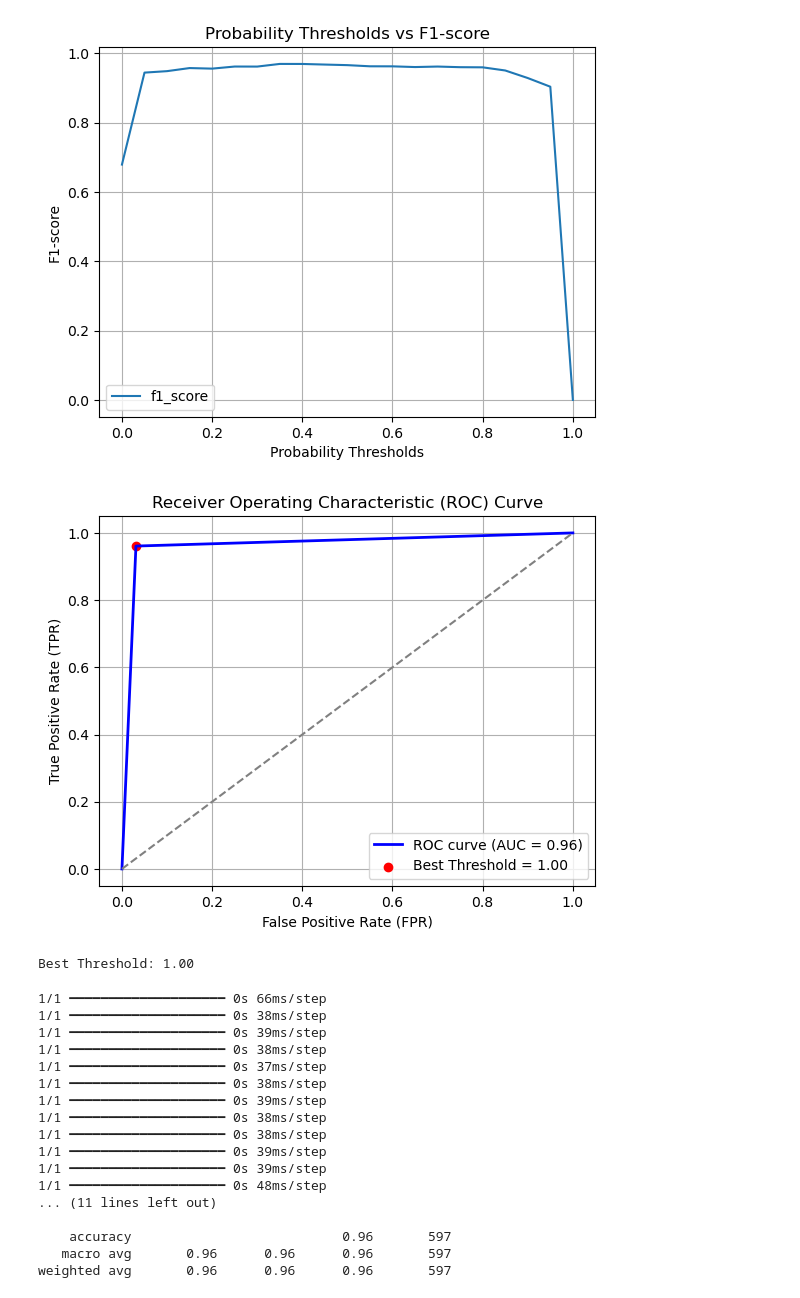
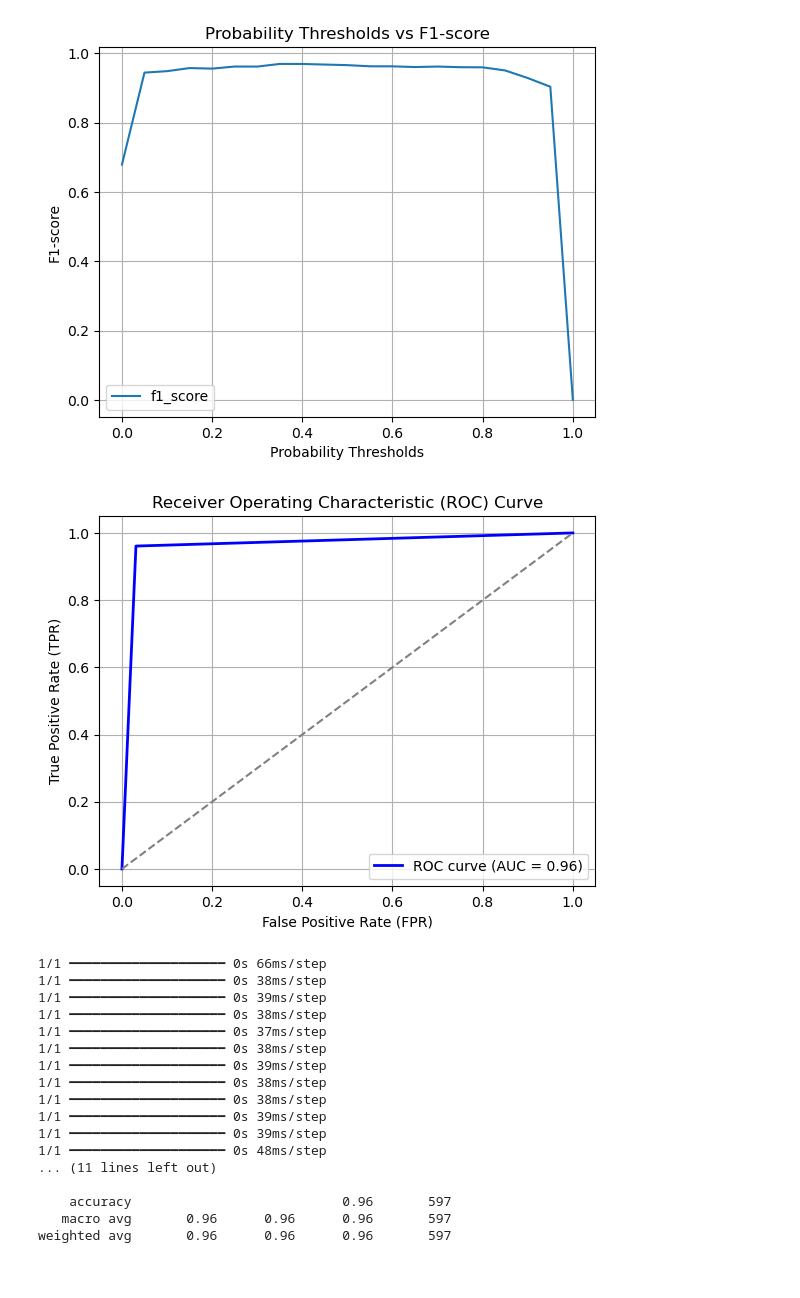
Before and after one commit to Pragat45/Hardware-Vision, a Jupyter notebook: reader.ipynb, the cells around one changed output. Saved outputs shown, nothing was run; the diff lists cells and outputs as text; code cells hidden in the pictures.

```diff
--- a/reader.ipynb
+++ b/reader.ipynb
@@ -239,32 +239,31 @@ plt.grid()
 plt.show()
 # %% [output]
 [figure]
-# %%
-fpr, tpr, thresholds = roc_curve(test_set.classes, y_pred)
-roc_auc = auc(fpr, tpr)
-
-# Compute Youden's J statistic to find the best threshold
-J_scores = tpr - fpr
-best_index = np.argmax(J_scores)  # Index of the best threshold
-best_threshold = thresholds[best_index]
-
-# Plot ROC Curve
-plt.figure()
-plt.plot(fpr, tpr, color='blue', lw=2, label=f'ROC curve (AUC = {roc_auc:.2f})')
-plt.scatter(fpr[best_index], tpr[best_index], color='red', marker='o', label=f'Best Threshold = {best_threshold:.2f}')
-plt.plot([0, 1], [0, 1], color='gray', linestyle='--')
-plt.xlabel('False Positive Rate (FPR)')
-plt.ylabel('True Positive Rate (TPR)')
-plt.title('Receiver Operating Characteristic (ROC) Curve')
-plt.legend(loc='lower right')
-plt.grid()
-plt.show()
-
-# Print best threshold
-print(f'Best Threshold: {best_threshold:.2f}')
-# %% [output]
-[figure, removed]
-Best Threshold: 1.00
+# %%
+
+# Compute FPR, TPR, and thresholds
+fpr, tpr, thresholds = roc_curve(test_set.classes, y_pred)
+
+# Compute AUC (Area Under the Curve)
+roc_auc = auc(fpr, tpr)
+
+# Get FPR and TPR for the default threshold (0.5)
+default_threshold_index = np.where(thresholds <= 0.5)[0][0]  # Find the closest index
+fpr_default = fpr[default_threshold_index]
+tpr_default = tpr[default_threshold_index]
+
+# Plot ROC Curve
+plt.figure()
+plt.plot(fpr, tpr, color='blue', lw=2, label=f'ROC curve (AUC = {roc_auc:.2f})')
+plt.plot([0, 1], [0, 1], color='gray', linestyle='--')  # Diagonal reference line
+plt.xlabel('False Positive Rate (FPR)')
+plt.ylabel('True Positive Rate (TPR)')
+plt.title('Receiver Operating Characteristic (ROC) Curve')
+plt.legend(loc='lower right')
+plt.grid()
+plt.show()
+# %% [output]
+[figure, added]
 # %%
 y_true = []
 y_pred = []
```
Also changed, not shown: parts of 3 cells of this notebook.
